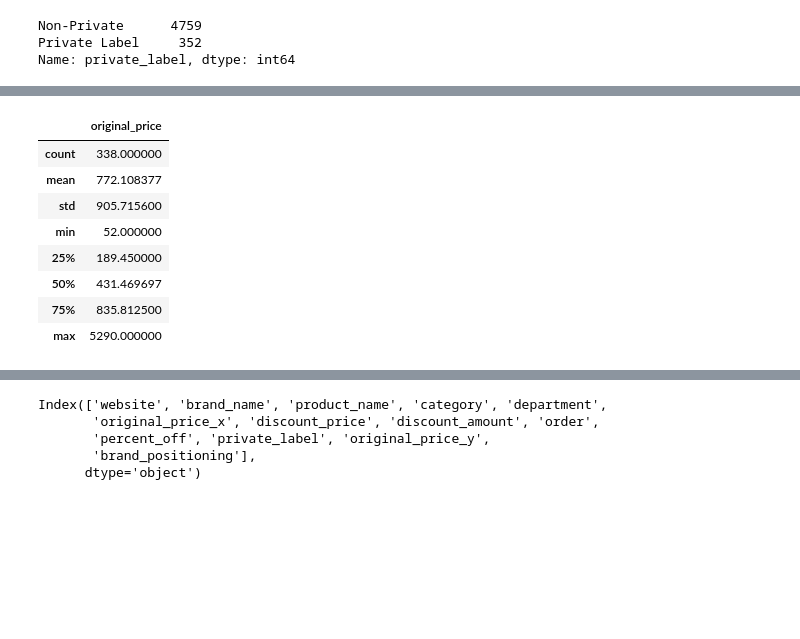
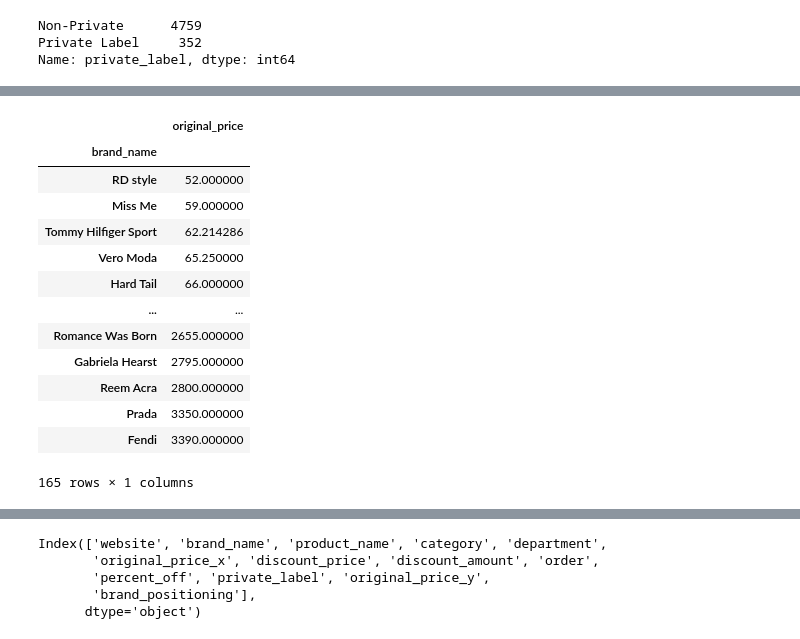
Before and after one commit to chuntao20/webscrap_discount, a Jupyter notebook: analysis_part2.ipynb, the cells around one changed output, grey strips where cells are left out. Drawn from its saved outputs; the diff is of its cells as text; code cells hidden in the pictures; blank space fills up the shorter version.

```diff
--- a/analysis_part2.ipynb
+++ b/analysis_part2.ipynb
@@ -142,0 +166,3 @@ off5th_raw.sample(10)
+# %%
+saks_brand = saks.loc[~saks[['brand_name','brand_mean','brand_positioning']].duplicated()][['brand_name','brand_mean','brand_positioning']]
+saks_brand
@@ -143,4 +183,7 @@ off5th_raw.sample(10)
+# %%
+offth_partial = pd.merge(off5th_raw, saks_brand,how='left',on='brand_name')
 # %%
-off5th_men = off5th_raw.loc[off5th_raw['department']=='men']
-off5th_women = off5th_raw.loc[off5th_raw['department']=='women']
-unisex_brands = list(set.intersection(set(off5th_men['brand_name'].unique()),set(off5th_women['brand_name'].unique())))
+off5th_men = offth_partial.loc[(offth_partial['department']=='men') & (offth_partial['brand_positioning'].isna())]
+off5th_women = offth_partial.loc[(offth_partial['department']=='women') & (offth_partial['brand_positioning'].isna())]
+unisex_brands = list(set.intersection(set(off5th_men['brand_name'].unique()),
+                                      set(off5th_women['brand_name'].unique())))
@@ -146,0 +199,8 @@ unisex_brands = list(set.intersection(set(off5th_men['brand_name'].unique()),set
+# %%
+off5th_uni = offth_partial.loc[offth_partial['brand_name'].isin(unisex_brands)]
+off5th_men = offth_partial.loc[(offth_partial['department']=='men')
+                               & (~offth_partial['brand_name'].isin(unisex_brands))
+                               & (offth_partial['brand_positioning'].isna())]
+off5th_women = offth_partial.loc[(offth_partial['department']=='women')
+                              & (~offth_partial['brand_name'].isin(unisex_brands))
+                              & (offth_partial['brand_positioning'].isna())]
@@ -188,15 +258,20 @@ men_brand_price[men_brand_price['brand_positioning'] == 'Luxury']
 # %%
-women_brand_price.describe()
+women_brand_price
 # %% [output]
 |  | original_price |
-| count | 338.000000 |
-| mean | 772.108377 |
-| std | 905.715600 |
-| min | 52.000000 |
-| 25% | 189.450000 |
-| 50% | 431.469697 |
-| 75% | 835.812500 |
-| max | 5290.000000 |
+| brand_name |  |
+| RD style | 52.000000 |
+| Miss Me | 59.000000 |
+| Tommy Hilfiger Sport | 62.214286 |
+| Vero Moda | 65.250000 |
+| Hard Tail | 66.000000 |
+| ... | ... |
+| Romance Was Born | 2655.000000 |
+| Gabriela Hearst | 2795.000000 |
+| Reem Acra | 2800.000000 |
+| Prada | 3350.000000 |
+| Fendi | 3390.000000 |
+165 rows × 1 columns
 # %%
 women_brand_price.loc[women_brand_price['original_price']<=200,'brand_positioning'] = 'Trendy'
 women_brand_price.loc[(women_brand_price['original_price']>200) & (women_brand_price['original_price']<1000),'brand_positioning'] = 'Contemporary'
```
Also changed, not shown: parts of 32 cells of this notebook, 1 other file.
